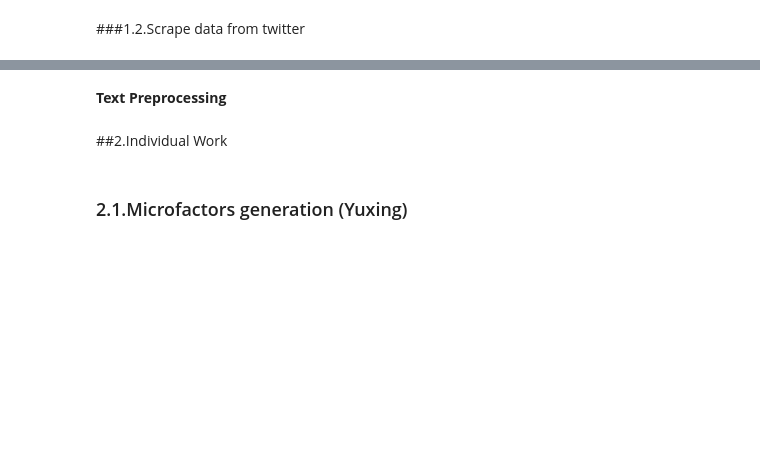
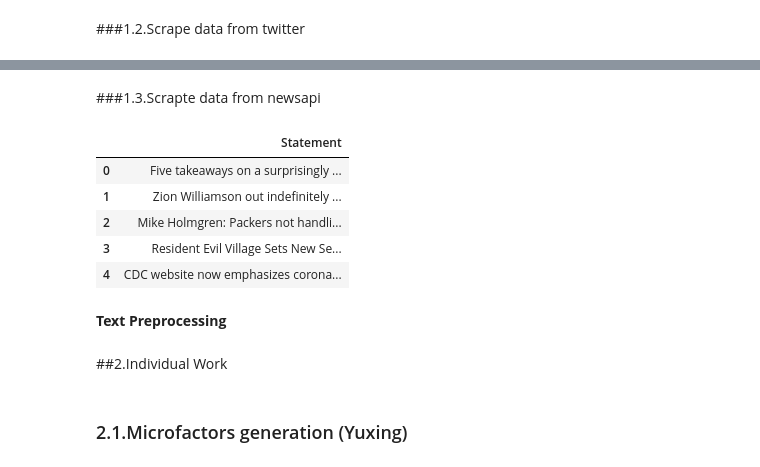
Before and after one commit to YuxingW/machine_learning, a Jupyter notebook: hw10/combine_factors_and_data_pipeline.ipynb, the cells around one changed output, grey strips where cells are left out. Drawn from its saved outputs; the diff is of its cells as text; code cells hidden in the pictures; blank space fills up the shorter version.

```diff
--- a/hw10/combine_factors_and_data_pipeline.ipynb
+++ b/hw10/combine_factors_and_data_pipeline.ipynb
@@ -184,3 +170,27 @@ df_tweet.head()
+# %% [markdown]
+###1.3.Scrapte data from newsapi
+# %%
+ def scrape_data_from_newsapi():
+   # BBC news api
+   my_url = "https://newsapi.org/v2/top-headlines?country=us&category=general&apiKey=4aa01326eb3147a881ad8f93863c9663"
+   my_open_bbc_page = requests.get(my_url).json()
+   my_article = my_open_bbc_page["articles"]
+   my_results = []
+   for ar in my_article:
+      my_results.append(ar["title"])
+
+   return my_results
+
+news = scrape_data_from_newsapi()
+df_news = pd.DataFrame(news, columns = ['Statement'])
+df_news.head()
+# %% [output]
+|  | Statement |
+| 0 | Five takeaways on a surprisingly ... |
+| 1 | Zion Williamson out indefinitely ... |
+| 2 | Mike Holmgren: Packers not handli... |
+| 3 | Resident Evil Village Sets New Se... |
+| 4 | CDC website now emphasizes corona... |
 # %% [markdown]
 **Text Preprocessing**
 # %%
```
Also changed, not shown: parts of 9 cells of this notebook.
